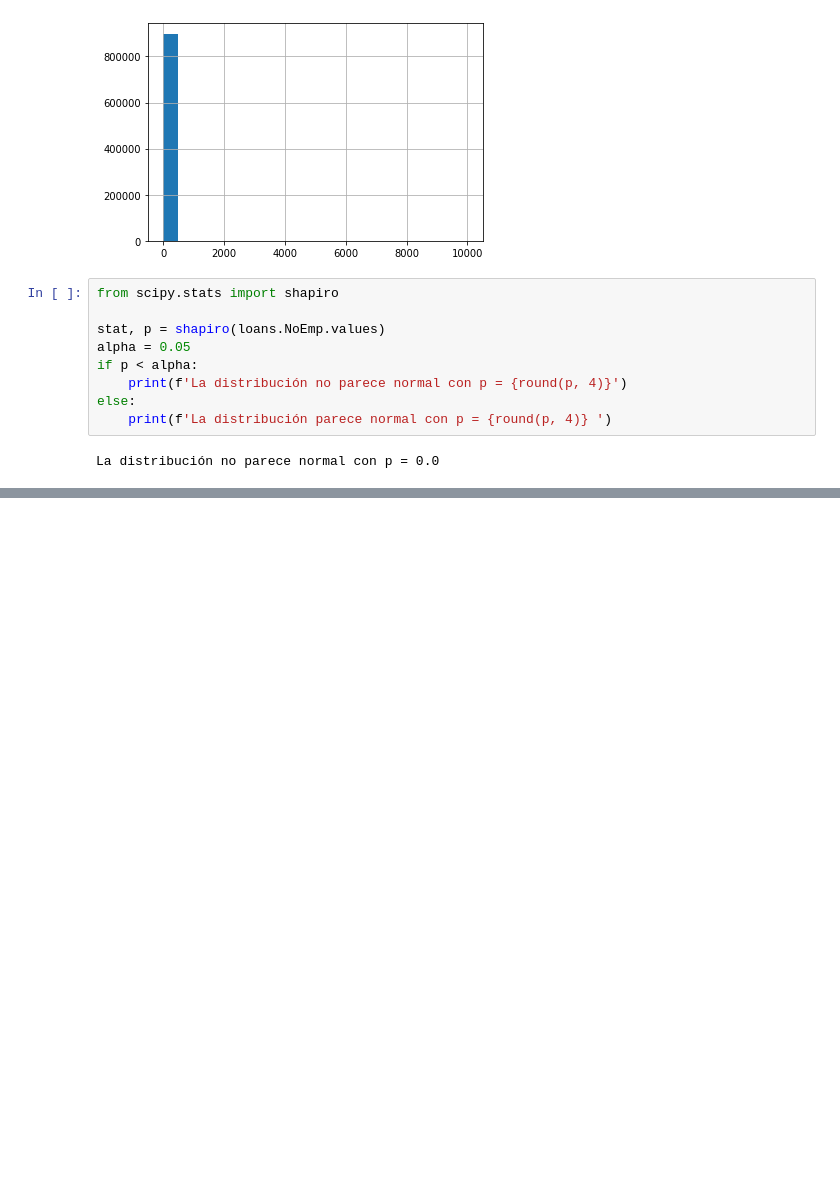
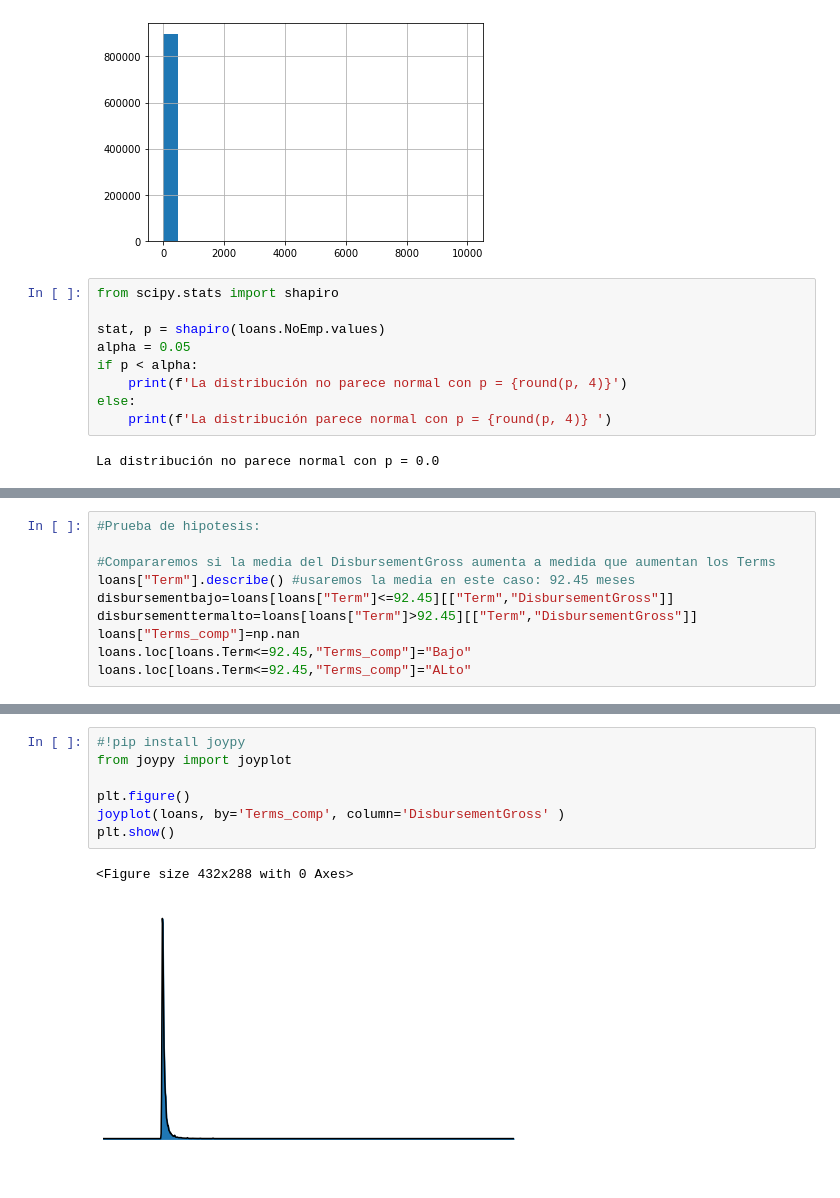
Before and after one commit to ArnoldoOliva/AprendizajeAutomatico, a Jupyter notebook: Leyendo_BDD.ipynb, the cells around one changed output, grey strips where cells are left out. Saved outputs shown, nothing was run; the diff lists cells and outputs as text; blank space fills up the shorter version.

Commit message:
Adición tarea3 prueba de hipotesis y correlación

```diff
--- a/Leyendo_BDD.ipynb
+++ b/Leyendo_BDD.ipynb
@@ -471,0 +579,10 @@ La distribución no parece normal con p = 0.0
+# %%
+#Prueba de hipotesis:
+
+#Compararemos si la media del DisbursementGross aumenta a medida que aumentan los Terms
+loans["Term"].describe() #usaremos la media en este caso: 92.45 meses
+disbursementbajo=loans[loans["Term"]<=92.45][["Term","DisbursementGross"]]
+disbursementtermalto=loans[loans["Term"]>92.45][["Term","DisbursementGross"]]
+loans["Terms_comp"]=np.nan
+loans.loc[loans.Term<=92.45,"Terms_comp"]="Bajo"
+loans.loc[loans.Term<=92.45,"Terms_comp"]="ALto"
@@ -471,0 +600,10 @@ La distribución no parece normal con p = 0.0
+# %%
+#!pip install joypy
+from joypy import joyplot
+
+plt.figure()
+joyplot(loans, by='Terms_comp', column='DisbursementGross' )
+plt.show()
+# %% [output]
+<Figure size 432x288 with 0 Axes>
+[figure, added]
```
Also changed, not shown: parts of 14 cells of this notebook.
